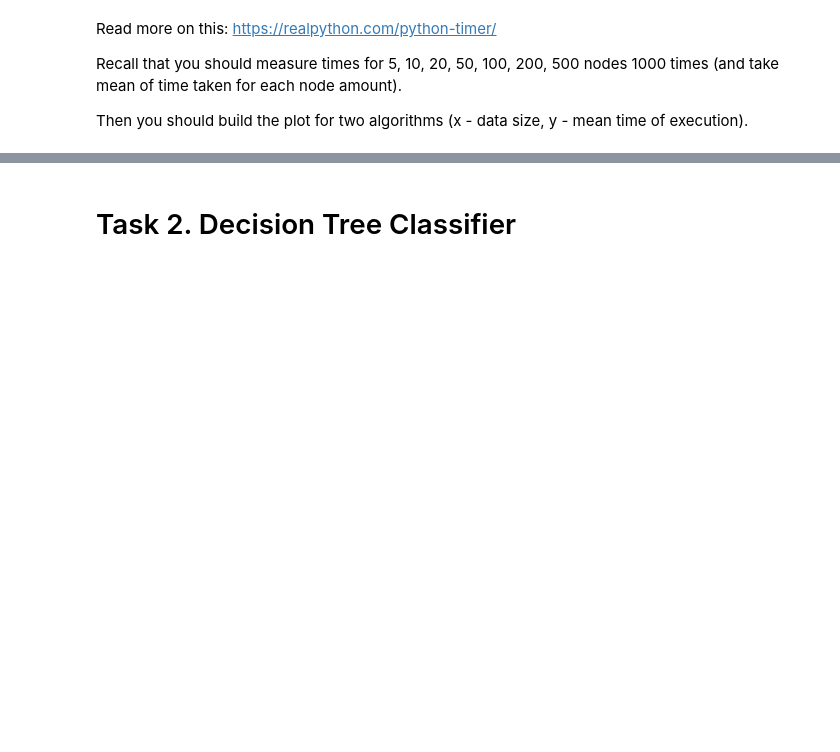
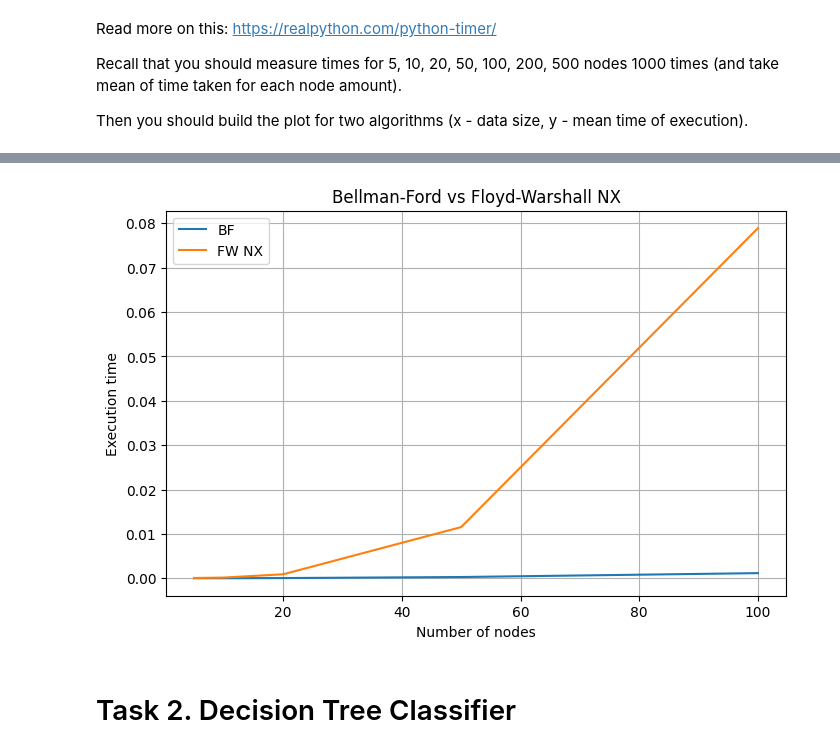
Before and after one commit to andrew-antoniuk/DiscreteMath_Lab1, a Jupyter notebook: 01_Antonenko_Antoniuk_Lab1_Trees1.ipynb, the cells around one changed output, grey strips where cells are left out. Drawn from its saved outputs; the diff is of its cells as text; code cells hidden in the pictures; blank space fills up the shorter version.

```diff
--- a/01_Antonenko_Antoniuk_Lab1_Trees1.ipynb
+++ b/01_Antonenko_Antoniuk_Lab1_Trees1.ipynb
@@ -647,3 +615,23 @@ plt.show()
+# %%
+d_fw = [gnp_random_connected_graph(n, 0.4, directed=False) for n in x]
+
+for G in d_fw:
+    for u, v, data in G.edges(data=True):
+        data["weight"] = abs(data.get("weight", 1))
+
+plt.figure(figsize=(8, 5))
+
+plt.plot(x, small_run(run_bf, d_bf), label = "BF")
+plt.plot(x, small_run(run_nx_fw, d_fw), label = "FW NX")
+
+plt.xlabel("Number of nodes")
+plt.ylabel("Execution time")
+plt.title("Bellman-Ford vs Floyd-Warshall NX")
+plt.legend()
+plt.grid(True)
+plt.show()
+# %% [output]
+[figure, added]
 # %% [markdown]
 # Task 2. Decision Tree Classifier
 # %%
```
Also changed, not shown: parts of 31 cells of this notebook.
